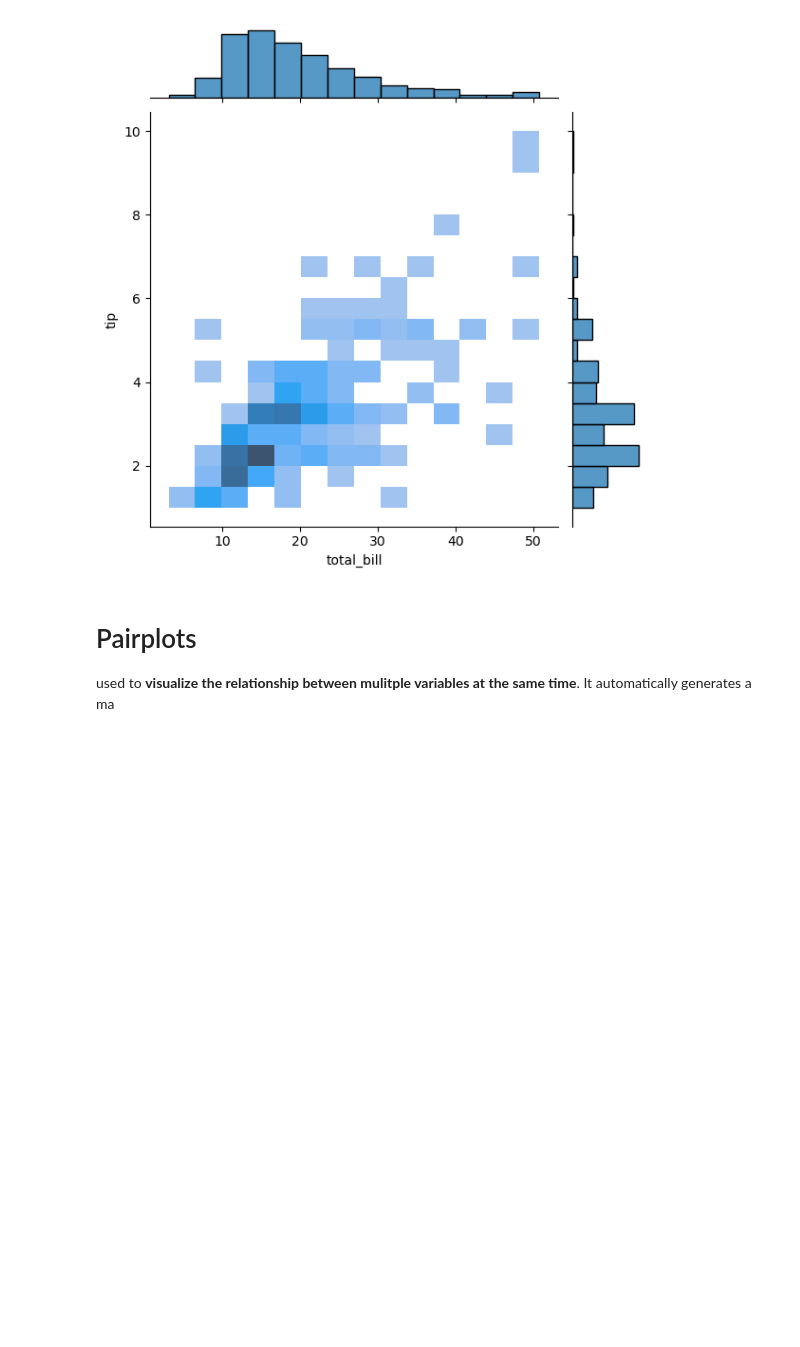
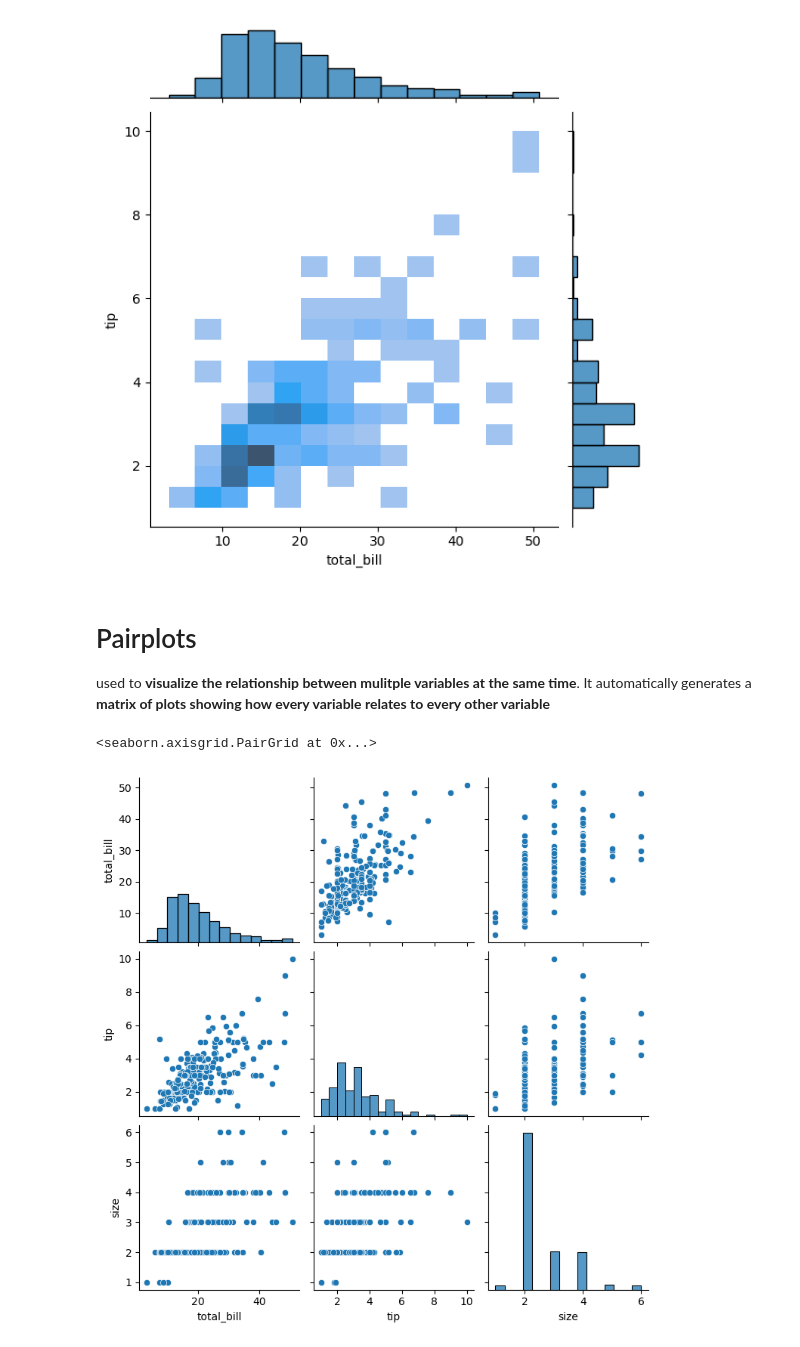
Before and after one commit to bhavya230/Seaborn_practice, a Jupyter notebook: Seaborn.ipynb, the cells around one changed output. Drawn from its saved outputs; the diff is of its cells as text; code cells hidden in the pictures; blank space fills up the shorter version.

```diff
--- a/Seaborn.ipynb
+++ b/Seaborn.ipynb
@@ -81,4 +81,9 @@ sns.jointplot(x="total_bill",y="tip",data=df,kind="hist")
 [figure]
 # %% [markdown]
 # Pairplots
- used to **visualize the relationship between mulitple variables at the same time**. It automatically generates a ma
+ used to **visualize the relationship between mulitple variables at the same time**. It automatically generates a **matrix of plots showing how every variable relates to every other variable**
+# %%
+sns.pairplot(df)
+# %% [output]
+<seaborn.axisgrid.PairGrid at 0x...>
+[figure, added]
```
Also changed, not shown: parts of 1 cell of this notebook.
